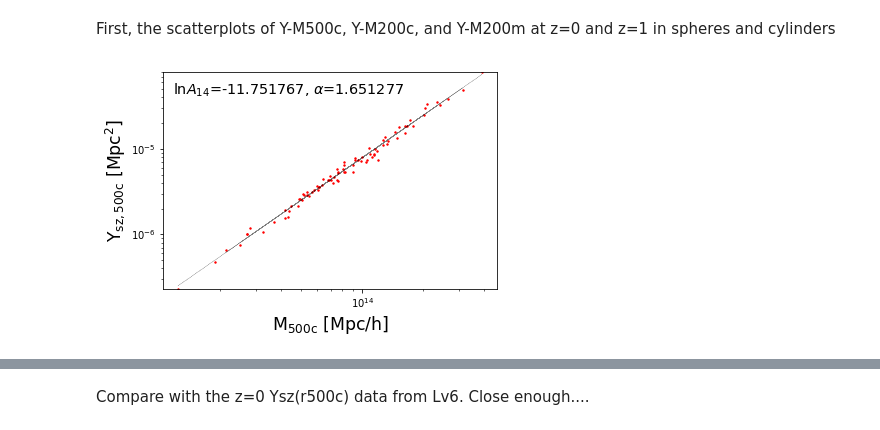
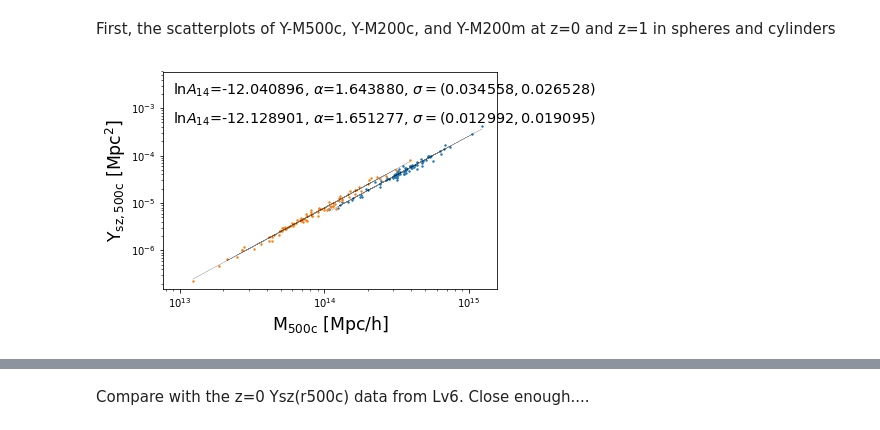
Before and after one commit to cavestruz/SZmaps, a Jupyter notebook: notebooks/SZscalingRelations.ipynb, the cells around one changed output, grey strips where cells are left out. Saved outputs shown, nothing was run; the diff lists cells and outputs as text; code cells hidden in the pictures.

```diff
--- a/notebooks/SZscalingRelations.ipynb
+++ b/notebooks/SZscalingRelations.ipynb
@@ -201,20 +201,26 @@ szy_z0 = pd.read_csv('/home/babyostrich/Repos/SZmaps/calculate_scaling/szyscalin
 szy_z1 = pd.read_csv('/home/babyostrich/Repos/SZmaps/calculate_scaling/szyscaling_a0.5014.csv',sep=' ')
 szy_df = pd.read_csv('/home/babyostrich/Repos/SZmaps/calculate_scaling/szyscaling_a1.0005_Lv6.csv',sep=' ')
 # %%
-def plot_Ym_scatter( dataframe, rtype='500c', region='Yszr',
-                    annotate_fit=True) :
-    plt.scatter(dataframe['M'+rtype],dataframe[region+rtype],s=2.,c='r')
+def plot_Ym_scatter( dataframes,
+                    rtype='500c', region='Yszr',
+                        annotate_fit=True) :
+    for i, dataframe in enumerate(dataframes) :
+        plt.scatter(dataframe['M'+rtype],dataframe[region+rtype],s=2.)
+        if annotate_fit:
+            fit_scatter_output, sigma = fit_scatter(dataframe, rtype=rtype, region=region)
+            import numpy as np
+            plt.plot( dataframe['M'+rtype],
+                      np.exp(scaling_relation(dataframe['M'+rtype], *fit_scatter_output)),
+                      ls='--',lw=.3,c='k',alpha=0.5)
+
+            text_loc = (.15, .8 - i*.1)
+            plt.figtext(text_loc[0], text_loc[1],
+                        'ln$A_{14}$=%f, $\\alpha$=%f, $\\sigma=(%f,%f)$' % (fit_scatter_output[0],fit_scatter_output[1], sigma[0],sigma[1]),
+                    fontsize='x-large')
+
     plt.xscale('log')
     plt.yscale('log')
-    plt.ylim((dataframe[region+rtype].min(),dataframe[region+rtype].max()) )
+    #plt.ylim((dataframe[region+rtype].min(),dataframe[region+rtype].max()) )
     plt.ylabel('Y$_{\\rm{sz},'+rtype+'}$ [Mpc$^2$]',fontsize='xx-large')
     plt.xlabel('M$_{\\rm{'+rtype+'}}$ [Mpc/h]',fontsize='xx-large')
-    if annotate_fit:
-        lnA14, alpha = fit_scatter(dataframe, rtype=rtype, region=region)
-        import numpy as np
-        plt.plot( dataframe['M'+rtype],
-                  np.exp(scaling_relation(dataframe['M'+rtype], lnA14, alpha)),
-                  ls='--',lw=.3,c='k',alpha=0.5)
-        plt.figtext(.15,.8,'ln$A_{14}$=%f, $\\alpha$=%f' % (lnA14, alpha),
-                    fontsize='x-large')
 # %%
@@ -239,6 +251,6 @@ def fit_scatter(dataframe, rtype='500c', region='Yszr') :
 # %% [markdown]
 First, the scatterplots of Y-M500c, Y-M200c, and Y-M200m at z=0 and z=1 in spheres and cylinders
 # %%
-plot_Ym_scatter(szy_z1, rtype='500c')
+plot_Ym_scatter([szy_z0,szy_z1], rtype='500c')
 # %% [output]
-[figure, old version]
+[figure, new version]
```
Also changed, not shown: parts of 35 cells of this notebook, 2 other files.
